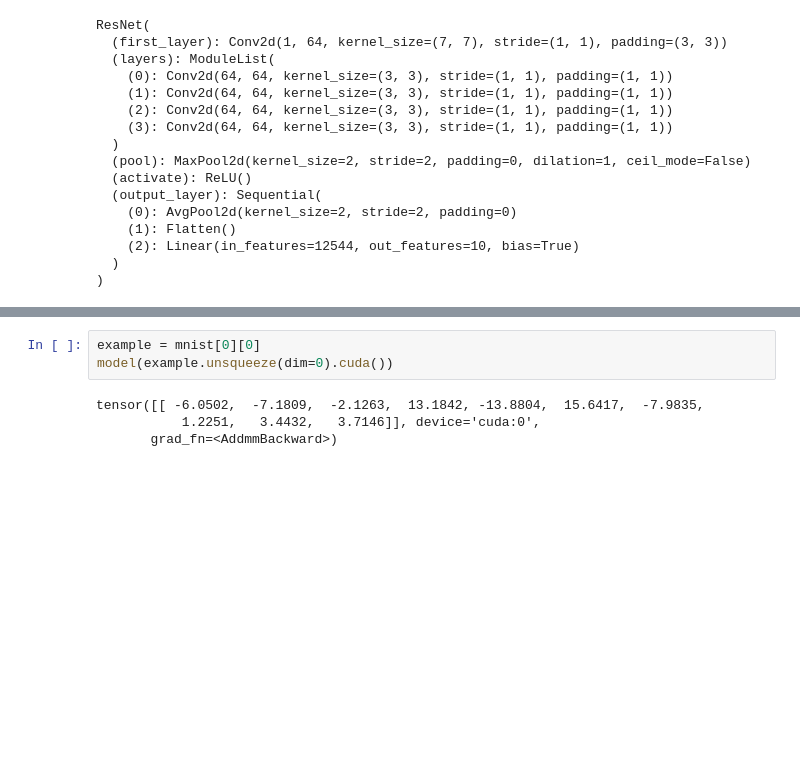
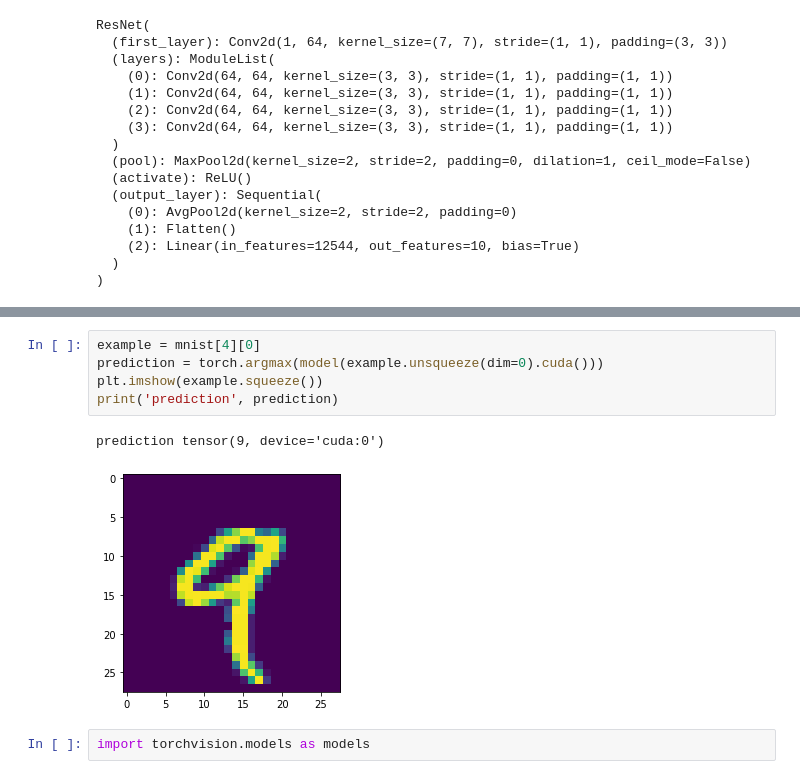
Before and after one commit to UnGast/pytorch_unet, a Jupyter notebook: test_resnet.ipynb, the cells around one changed output, grey strips where cells are left out. Drawn from its saved outputs; the diff is of its cells as text; blank space fills up the shorter version.

```diff
--- a/test_resnet.ipynb
+++ b/test_resnet.ipynb
@@ -97,7 +93,10 @@ epoch 19 loss 0.04222208634018898
 # %%
-example = mnist[0][0]
-model(example.unsqueeze(dim=0).cuda())
+example = mnist[4][0]
+prediction = torch.argmax(model(example.unsqueeze(dim=0).cuda()))
+plt.imshow(example.squeeze())
+print('prediction', prediction)
 # %% [output]
-tensor([[ -6.0502,  -7.1809,  -2.1263,  13.1842, -13.8804,  15.6417,  -7.9835,
-           1.2251,   3.4432,   3.7146]], device='cuda:0',
-       grad_fn=<AddmmBackward>)
+prediction tensor(9, device='cuda:0')
+[figure, added]
+# %%
+import torchvision.models as models
```
Also changed, not shown: parts of 12 cells of this notebook, 4 other files.
